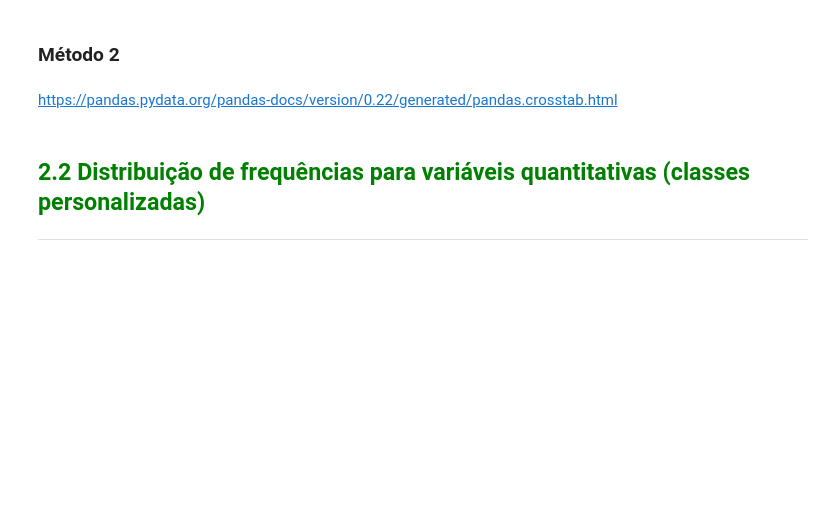
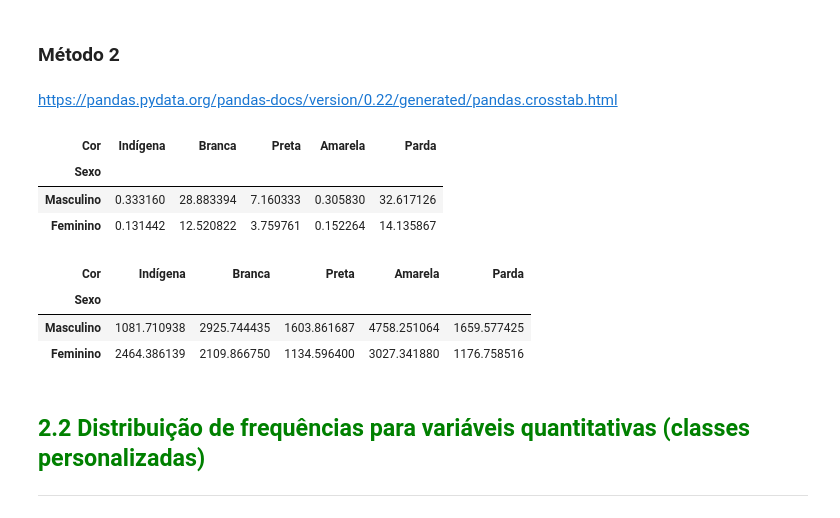
Before and after one commit to RaphaelfsOliveira/estatistica-com-python, a Jupyter notebook: Curso de Estatística/Curso_de_Estatística_Parte_1.ipynb, the cells around one changed output. Saved outputs shown, nothing was run; the diff lists cells and outputs as text; code cells hidden in the pictures; blank space fills up the shorter version.

```diff
--- a/Curso de Estatística/Curso_de_Estatística_Parte_1.ipynb
+++ b/Curso de Estatística/Curso_de_Estatística_Parte_1.ipynb
@@ -246,6 +280,51 @@ https://pandas.pydata.org/pandas-docs/version/0.22/generated/pandas.Series.value
 ### Método 2
 # %% [markdown]
 https://pandas.pydata.org/pandas-docs/version/0.22/generated/pandas.crosstab.html
+# %%
+sex = {
+    0: 'masculino'.capitalize(),
+    1: 'feminino'.capitalize(),
+}
+
+cor = {
+    0: 'indígena'.capitalize(),
+    2: 'branca'.capitalize(),
+    4: 'preta'.capitalize(),
+    6: 'amarela'.capitalize(),
+    8: 'parda'.capitalize(),
+    9: 'sem declaração'.capitalize(),
+}
+# %%
+# tabela cruzada de sexo e cor em percentuais de quem respondeu
+# o formulário do IBGE (o responsável pela moradia)
+
+freq = pd.crosstab(df['Sexo'], df['Cor'], normalize=True) * 100
+freq = freq.rename(index = sex)
+freq = freq.rename(columns = cor)
+freq
+# %% [output]
+| Cor | Indígena | Branca | Preta | Amarela | Parda |
+| Sexo |  |  |  |  |  |
+| Masculino | 0.333160 | 28.883394 | 7.160333 | 0.305830 | 32.617126 |
+| Feminino | 0.131442 | 12.520822 | 3.759761 | 0.152264 | 14.135867 |
+# %%
+# tabela cruzada de sexo e cor usando uma função de agregação de média
+# passando o valor da renda para fazer a média dessa agregação
+
+freq = pd.crosstab(
+    df['Sexo'],
+    df['Cor'],
+    aggfunc='mean',
+    values=df['Renda']
+)
+freq = freq.rename(index = sex)
+freq = freq.rename(columns = cor)
+freq
+# %% [output]
+| Cor | Indígena | Branca | Preta | Amarela | Parda |
+| Sexo |  |  |  |  |  |
+| Masculino | 1081.710938 | 2925.744435 | 1603.861687 | 4758.251064 | 1659.577425 |
+| Feminino | 2464.386139 | 2109.866750 | 1134.596400 | 3027.341880 | 1176.758516 |
 # %% [markdown]
 ## <font color=green>2.2 Distribuição de frequências para variáveis quantitativas (classes personalizadas)</font>
 ***
```
Also changed, not shown: parts of 8 cells of this notebook.
